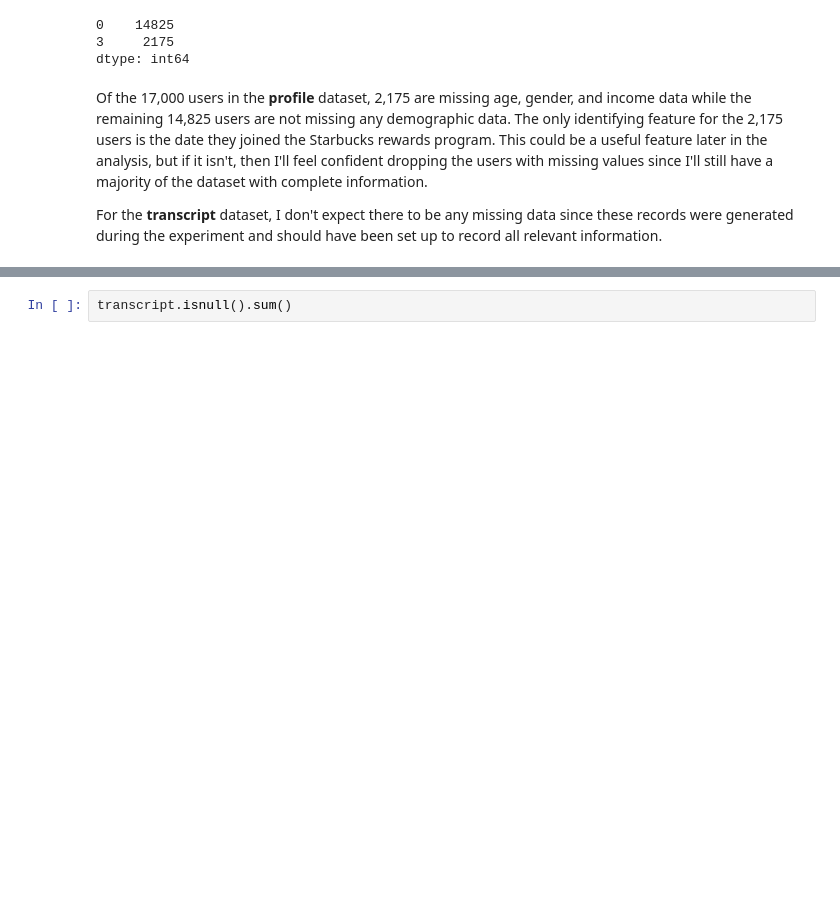
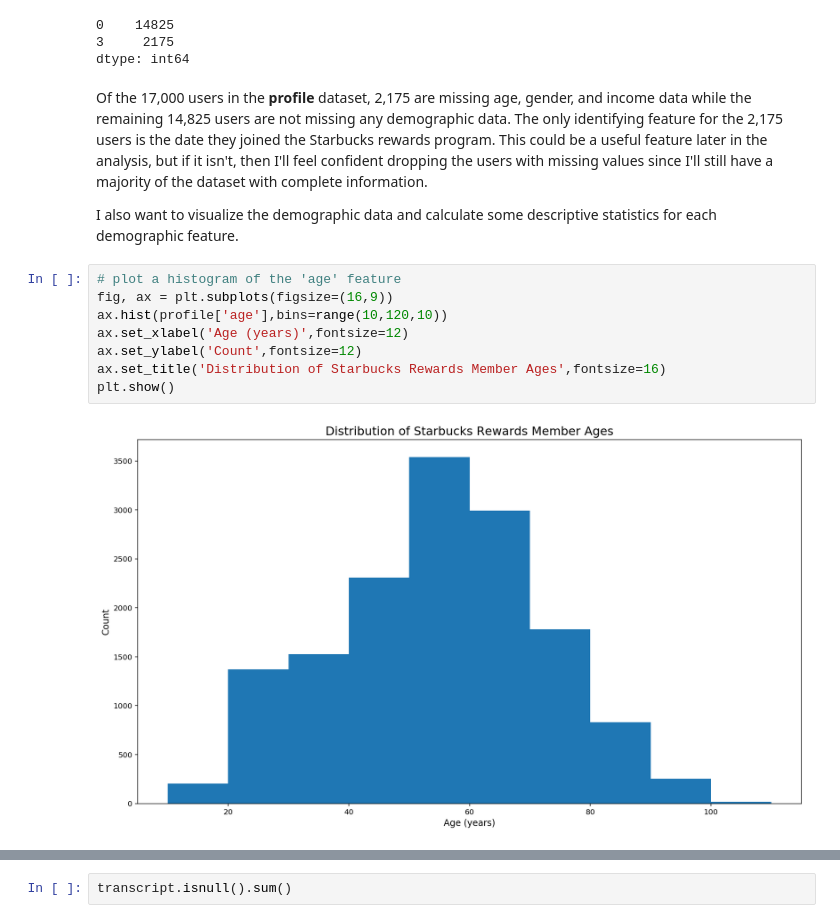
Before and after one commit to blowe615/starbucks_offers, a Jupyter notebook: starbucks_offers.ipynb, the cells around one changed output, grey strips where cells are left out. Drawn from its saved outputs; the diff is of its cells as text; blank space fills up the shorter version.

Commit message:
feat: Visualize demographic data in profile df

```diff
--- a/starbucks_offers.ipynb
+++ b/starbucks_offers.ipynb
@@ -145,4 +147,14 @@ dtype: int64
 # %% [markdown]
 Of the 17,000 users in the **profile** dataset, 2,175 are missing age, gender, and income data while the remaining 14,825 users are not missing any demographic data.  The only identifying feature for the 2,175 users is the date they joined the Starbucks rewards program.  This could be a useful feature later in the analysis, but if it isn't, then I'll feel confident dropping the users with missing values since I'll still have a majority of the dataset with complete information.
 
-For the **transcript** dataset, I don't expect there to be any missing data since these records were generated during the experiment and should have been set up to record all relevant information.
+I also want to visualize the demographic data and calculate some descriptive statistics for each demographic feature.
+# %%
+# plot a histogram of the 'age' feature
+fig, ax = plt.subplots(figsize=(16,9))
+ax.hist(profile['age'],bins=range(10,120,10))
+ax.set_xlabel('Age (years)',fontsize=12)
+ax.set_ylabel('Count',fontsize=12)
+ax.set_title('Distribution of Starbucks Rewards Member Ages',fontsize=16)
+plt.show()
+# %% [output]
+[figure, added]
```
Also changed, not shown: parts of 8 cells of this notebook.
